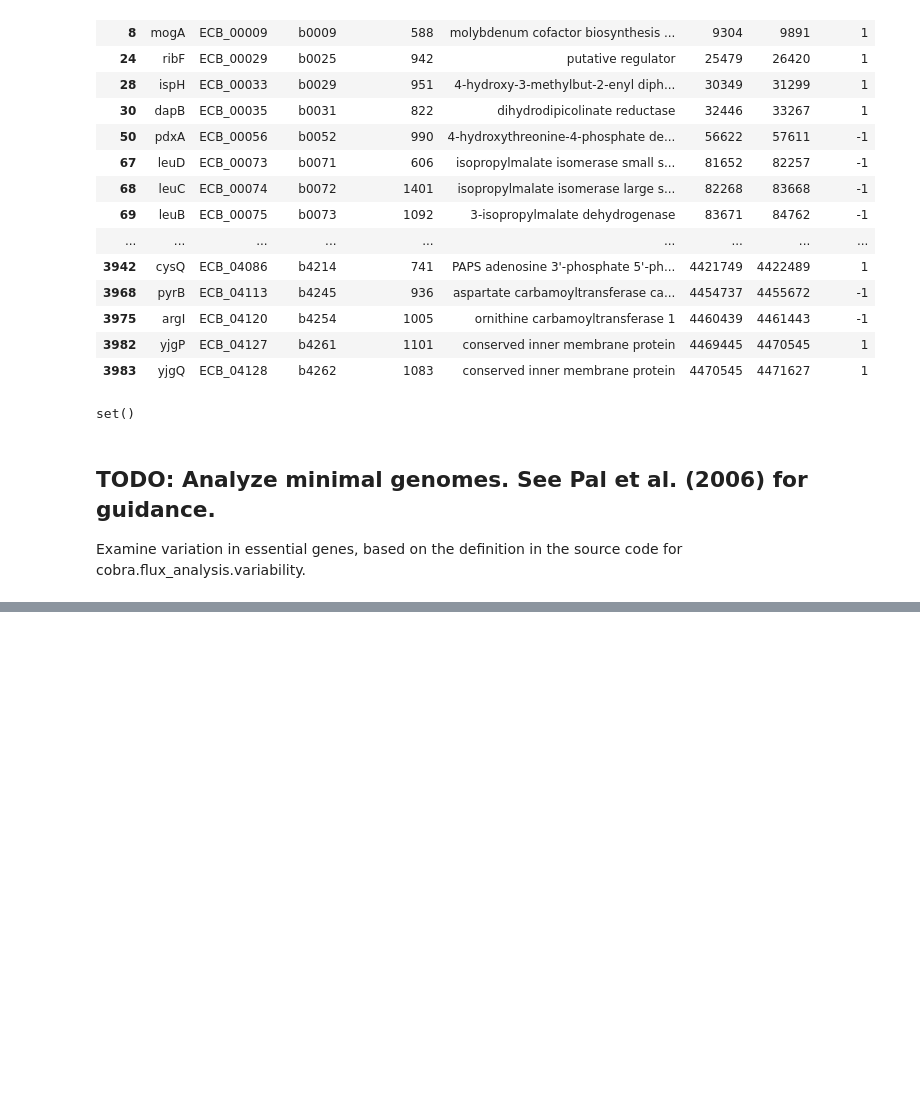
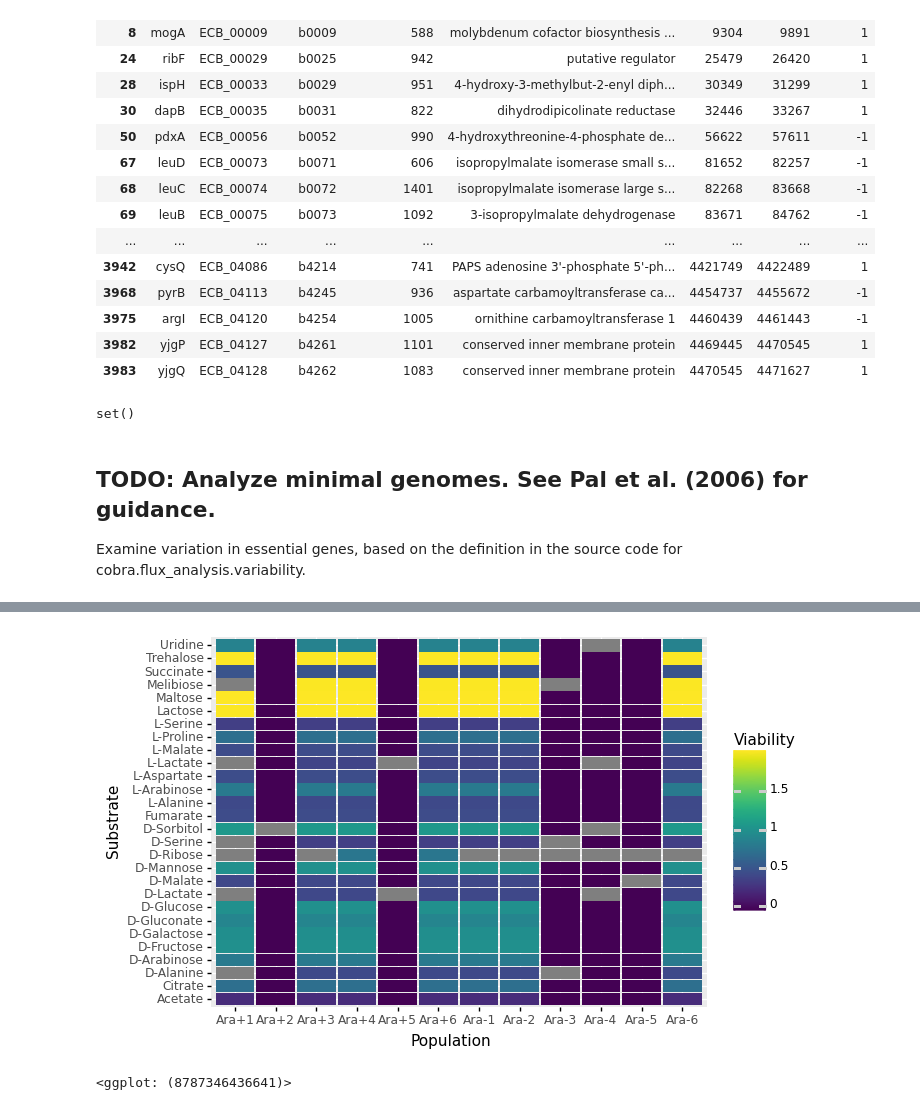
Before and after one commit to rohanmaddamsetti/LTEE-network-analysis, a Jupyter notebook: LTEE-FBA-Jenga.ipynb, the cells around one changed output, grey strips where cells are left out. Drawn from its saved outputs; the diff is of its cells as text; code cells hidden in the pictures; blank space fills up the shorter version.

```diff
--- a/LTEE-FBA-Jenga.ipynb
+++ b/LTEE-FBA-Jenga.ipynb
@@ -345,0 +377,2 @@ ECB_03007
+# %%
+REL606_model_viability_df = generate_viability_profile_df(iECB_1328_LTEE_models)
@@ -345,0 +397,7 @@ ECB_03007
+# %%
+(ggplot(REL606_model_viability_df, aes('Population','Substrate', fill='Viability'))
+ + geom_tile(aes(width=0.95, height=0.95))
+)
+# %% [output]
+[figure, added]
+<ggplot: (8787346436641)>
```
Also changed, not shown: parts of 10 cells of this notebook, 3 other files.
